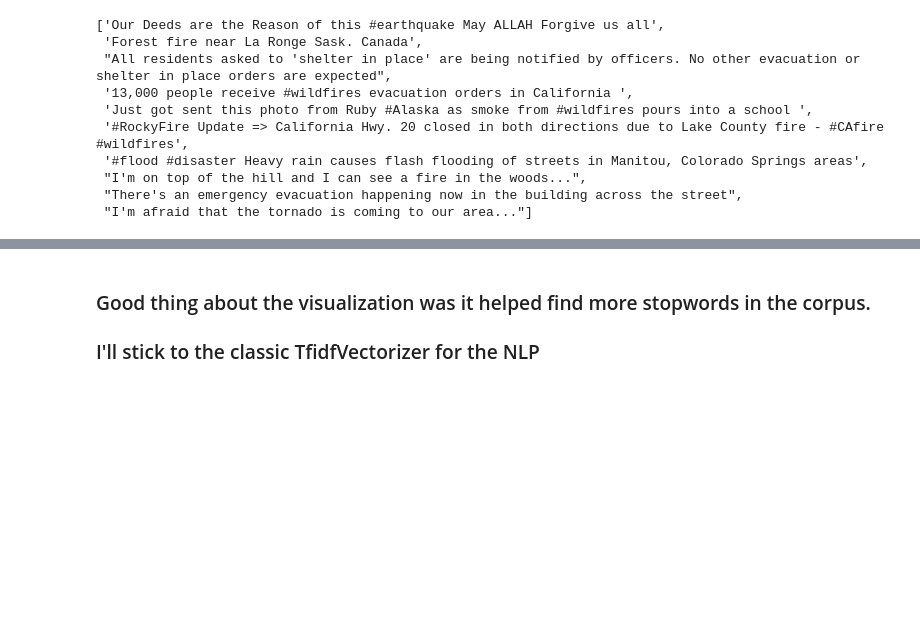
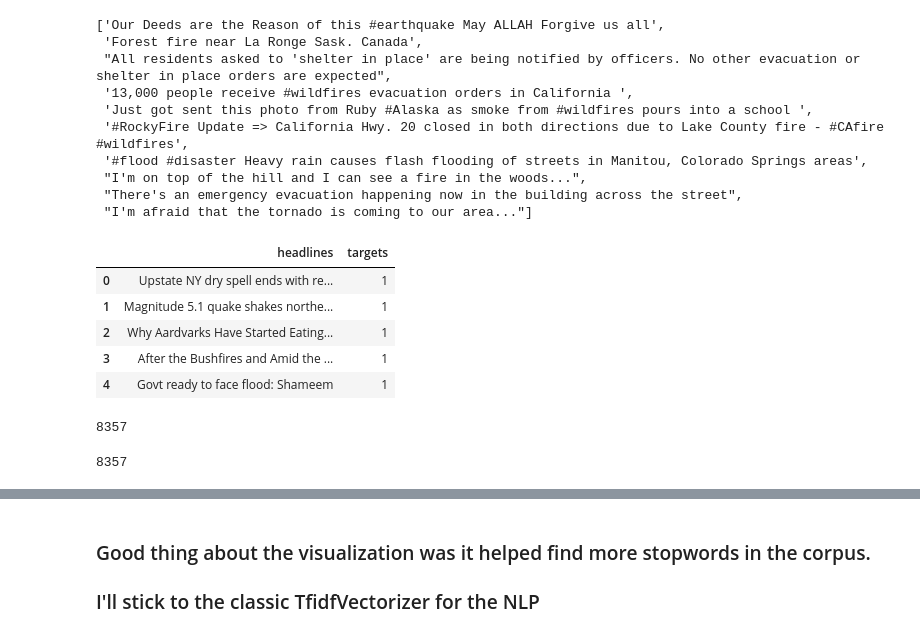
Before and after one commit to kene111/CFC2020, a Jupyter notebook: ml_model/Disaster_Model_Notebook.ipynb, the cells around one changed output, grey strips where cells are left out. Cells and saved outputs as stored; diff of their text form; code cells hidden in the pictures; blank space fills up the shorter version.

```diff
--- a/ml_model/Disaster_Model_Notebook.ipynb
+++ b/ml_model/Disaster_Model_Notebook.ipynb
@@ -37,3 +41,14 @@ corpus[:10]
  "I'm on top of the hill and I can see a fire in the woods...",
  "There's an emergency evacuation happening now in the building across the street",
  "I'm afraid that the tornado is coming to our area..."]
+# %%
+# Got more data from the scraped headlines
+more_train = pd.read_csv('scraping_train.csv')
+more_train.head()
+# %% [output]
+|  | headlines | targets |
+| 0 | Upstate NY dry spell ends with re... | 1 |
+| 1 | Magnitude 5.1 quake shakes northe... | 1 |
+| 2 | Why Aardvarks Have Started Eating... | 1 |
+| 3 | After the Bushfires and Amid the ... | 1 |
+| 4 | Govt ready to face flood: Shameem | 1 |
@@ -40,3 +61,11 @@ corpus[:10]
+# %%
+len(corpus)
+# %% [output]
+8357
+# %%
+len(labels)
+# %% [output]
+8357
 # %%
 # As expected, the corpus will need some cleaning....
 import re
```
Also changed, not shown: parts of 20 cells of this notebook, 3 other files.
